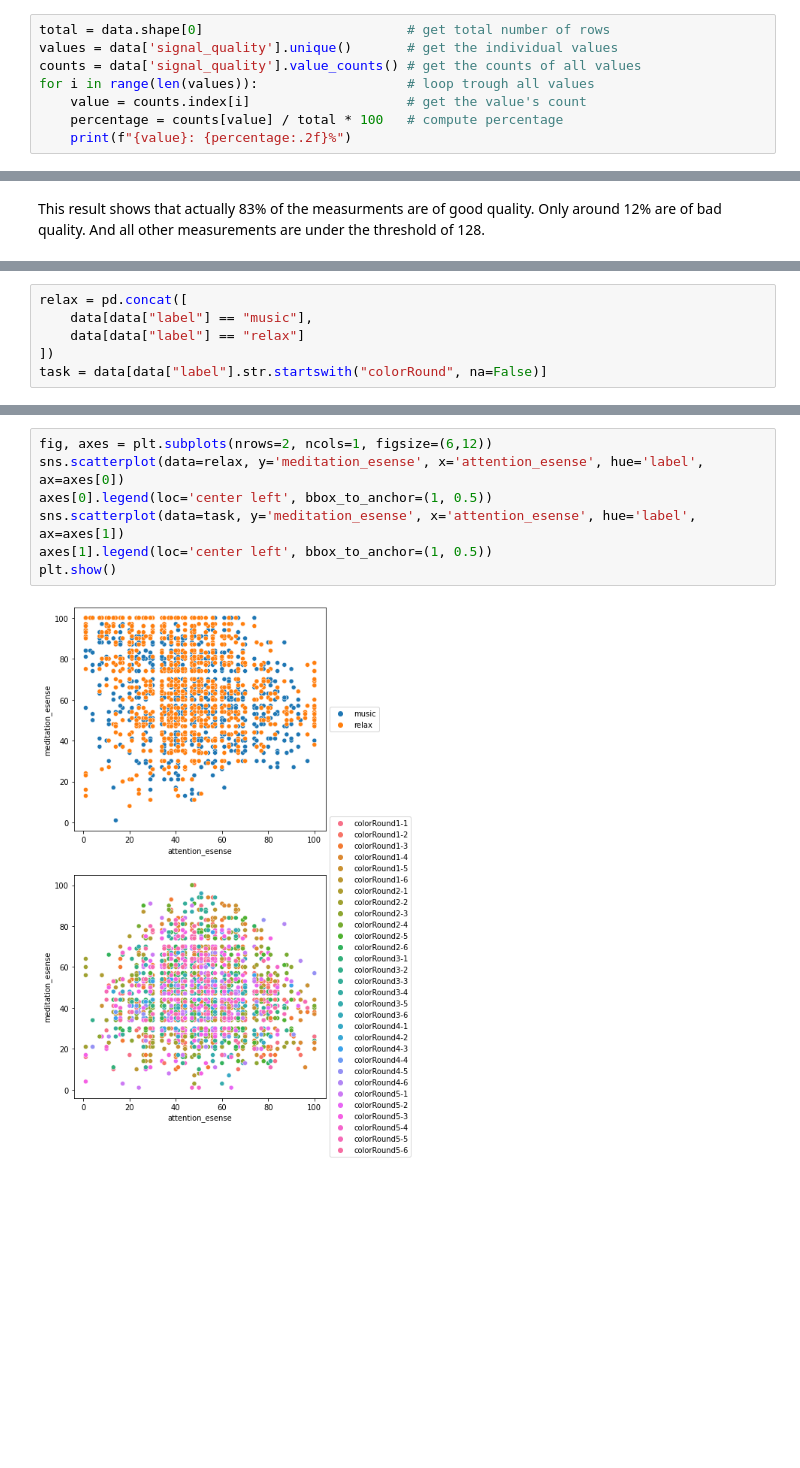
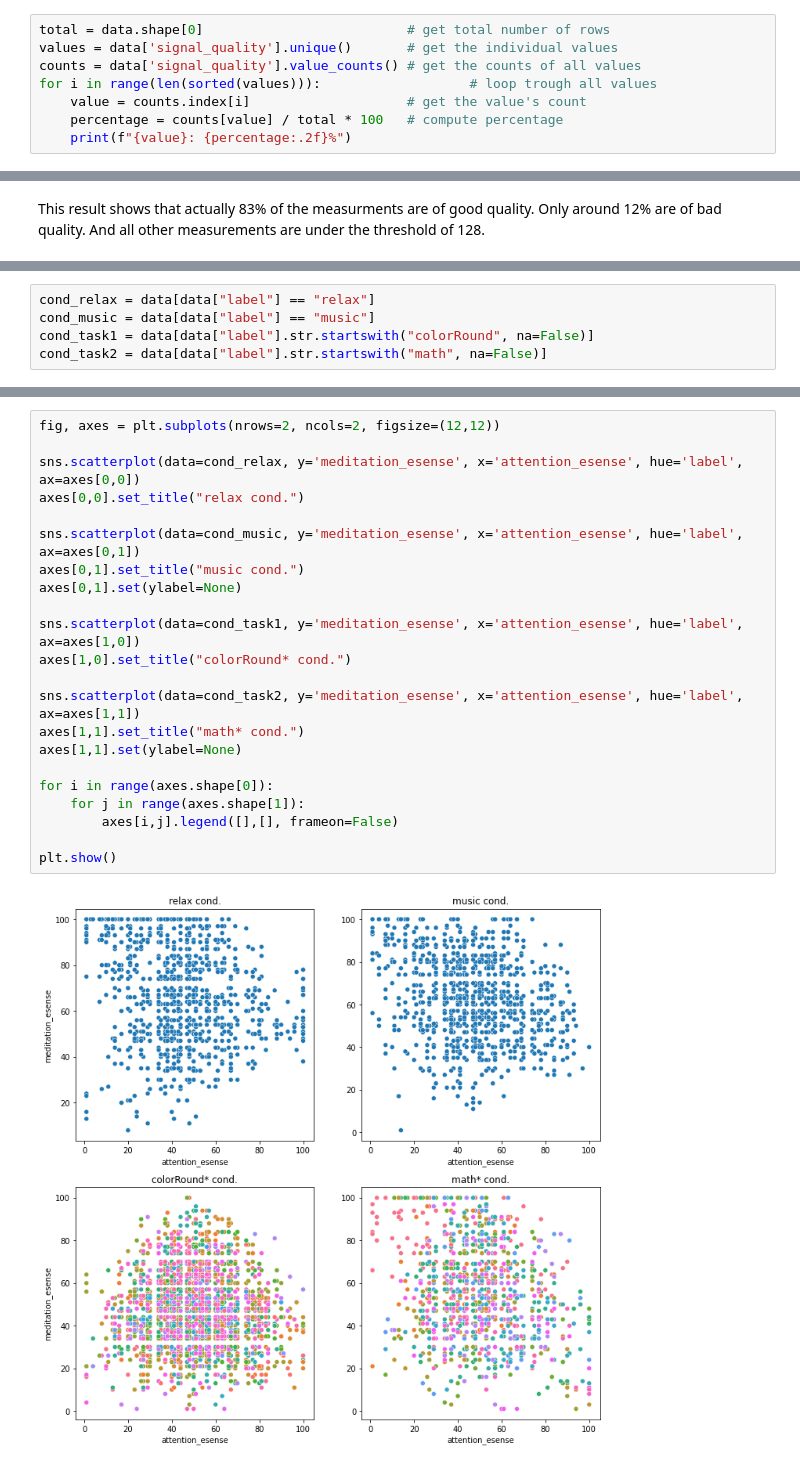
Before and after one commit to bwulff/ac_cc_project, a Jupyter notebook: project.ipynb, the cells around one changed output, grey strips where cells are left out. Cells and saved outputs as stored; diff of their text form; blank space fills up the shorter version.

```diff
--- a/project.ipynb
+++ b/project.ipynb
@@ -121,7 +164,7 @@ The histogram shows that the situation is actually not so bad. With the `unique`
 total = data.shape[0]                          # get total number of rows
 values = data['signal_quality'].unique()       # get the individual values
 counts = data['signal_quality'].value_counts() # get the counts of all values
-for i in range(len(values)):                   # loop trough all values
+for i in range(len(sorted(values))):                   # loop trough all values
     value = counts.index[i]                    # get the value's count
     percentage = counts[value] / total * 100   # compute percentage
     print(f"{value}: {percentage:.2f}%")
@@ -162,6 +206,5 @@ The fields `attention_esense` and `meditation_esense` are values computed using
 # %%
-relax = pd.concat([
-    data[data["label"] == "music"],
-    data[data["label"] == "relax"]
-])
-task = data[data["label"].str.startswith("colorRound", na=False)]
+cond_relax = data[data["label"] == "relax"]
+cond_music = data[data["label"] == "music"]
+cond_task1 = data[data["label"].str.startswith("colorRound", na=False)]
+cond_task2 = data[data["label"].str.startswith("math", na=False)]
@@ -168,9 +233,24 @@ task = data[data["label"].str.startswith("colorRound", na=False)]
 # %%
-fig, axes = plt.subplots(nrows=2, ncols=1, figsize=(6,12))
-sns.scatterplot(data=relax, y='meditation_esense', x='attention_esense', hue='label', ax=axes[0])
-axes[0].legend(loc='center left', bbox_to_anchor=(1, 0.5))
-sns.scatterplot(data=task, y='meditation_esense', x='attention_esense', hue='label', ax=axes[1])
-axes[1].legend(loc='center left', bbox_to_anchor=(1, 0.5))
+fig, axes = plt.subplots(nrows=2, ncols=2, figsize=(12,12))
+
+sns.scatterplot(data=cond_relax, y='meditation_esense', x='attention_esense', hue='label', ax=axes[0,0])
+axes[0,0].set_title("relax cond.")
+
+sns.scatterplot(data=cond_music, y='meditation_esense', x='attention_esense', hue='label', ax=axes[0,1])
+axes[0,1].set_title("music cond.")
+axes[0,1].set(ylabel=None)
+
+sns.scatterplot(data=cond_task1, y='meditation_esense', x='attention_esense', hue='label', ax=axes[1,0])
+axes[1,0].set_title("colorRound* cond.")
+
+sns.scatterplot(data=cond_task2, y='meditation_esense', x='attention_esense', hue='label', ax=axes[1,1])
+axes[1,1].set_title("math* cond.")
+axes[1,1].set(ylabel=None)
+
+for i in range(axes.shape[0]):
+    for j in range(axes.shape[1]):
+        axes[i,j].legend([],[], frameon=False)
+
 plt.show()
 # %% [output]
-[figure, old version]
+[figure, new version]
```
Also changed, not shown: parts of 92 cells of this notebook.
